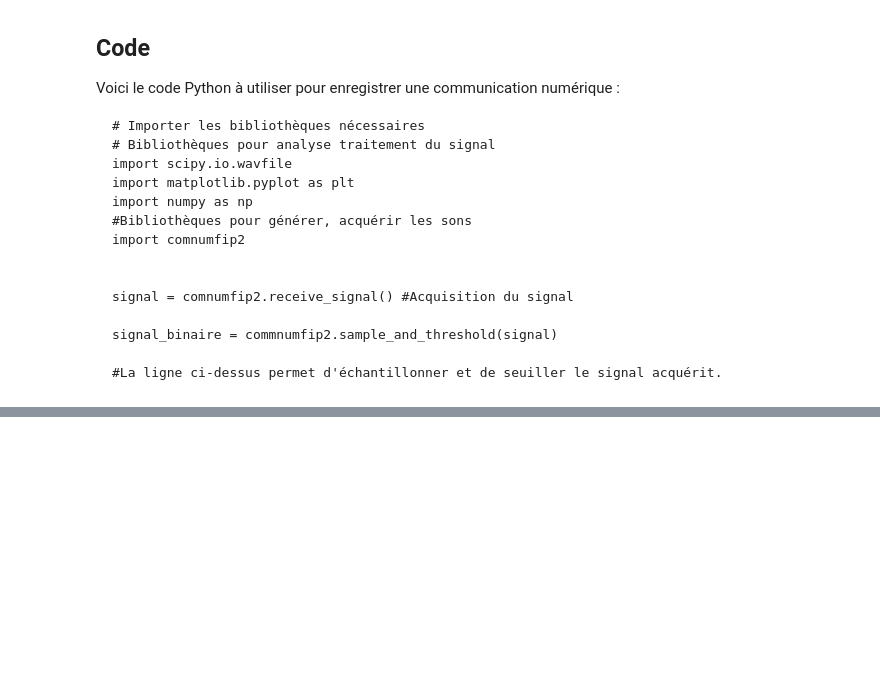
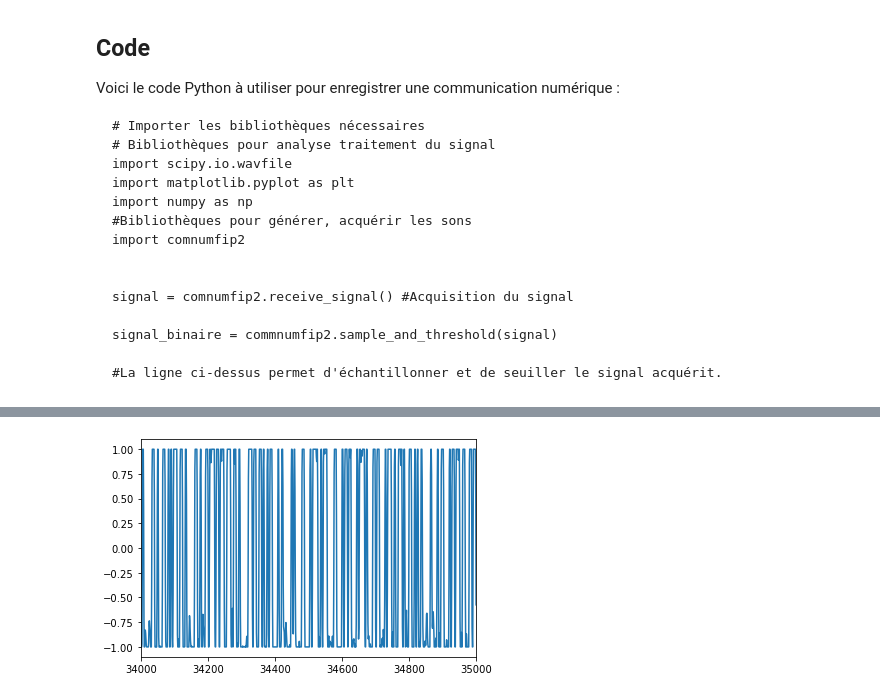
Before and after one commit to zuce68/ProjetFIP2A, a Jupyter notebook: Professeur/TP2/CommunicationNum.ipynb, the cells around one changed output, grey strips where cells are left out. Saved outputs shown, nothing was run; the diff lists cells and outputs as text; code cells hidden in the pictures; blank space fills up the shorter version.

```diff
--- a/Professeur/TP2/CommunicationNum.ipynb
+++ b/Professeur/TP2/CommunicationNum.ipynb
@@ -83,0 +87,13 @@ print(comnumfip2.bin2ascii(bin))
+# %%
+plt.plot(analog)
+plt.xlim(34000,35000)
+analog=analog.flatten()
+
+filtered_signal = np.correlate(analog, motif, mode='same')
+
+
+
+bin=comnumfip2.sample_and_threshold(analog_test,0.9)
+print(bin)
+print(comnumfip2.bin2ascii(bin))
+# %% [output]
@@ -83,0 +111 @@ print(comnumfip2.bin2ascii(bin))
+[figure, added]
```
Also changed, not shown: parts of 2 cells of this notebook, 7 other files.
